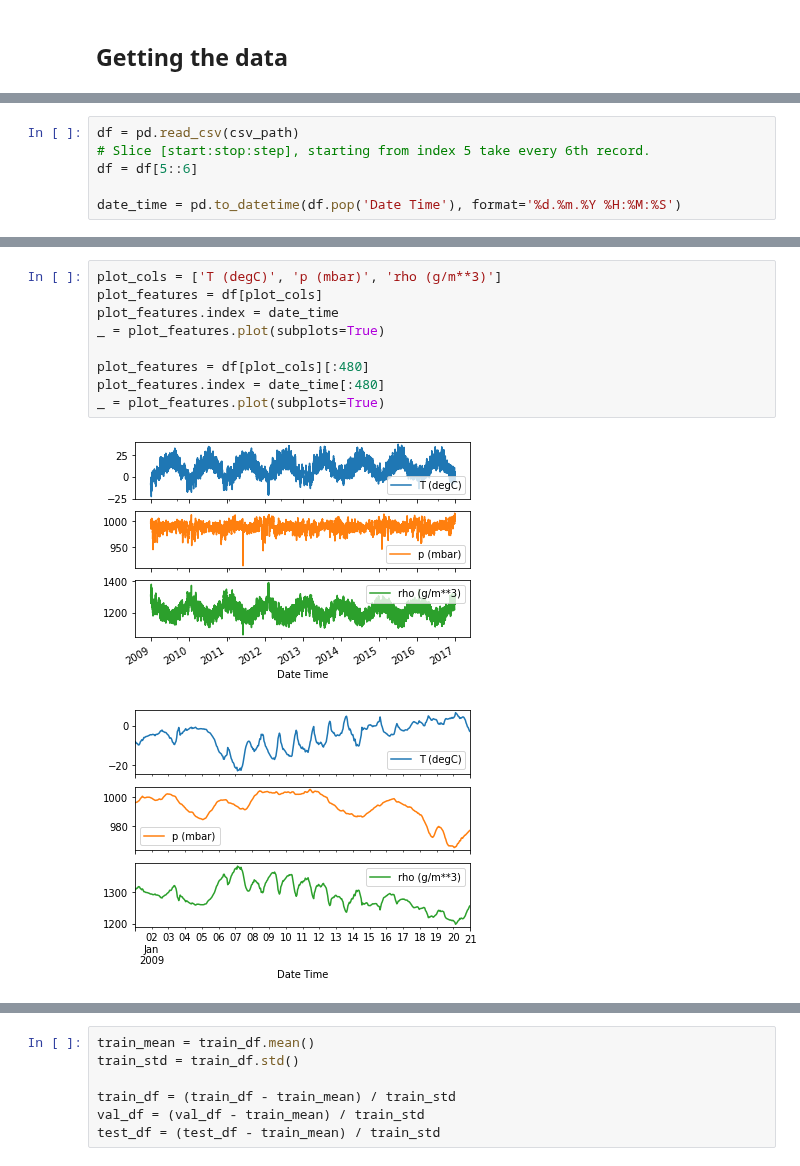
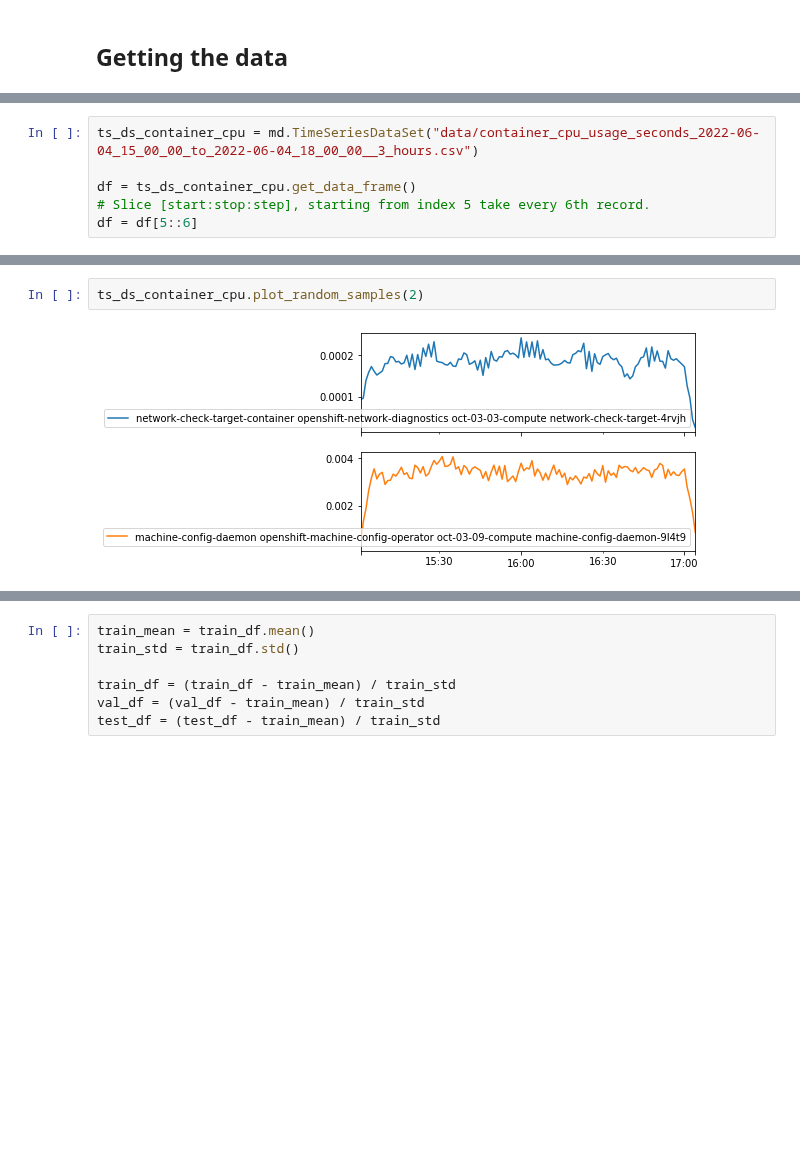
Before and after one commit to sirandreww/236754_project_in_intelligent_systems, a Jupyter notebook: jupyter_notebooks/03_lstm.ipynb, the cells around one changed output, grey strips where cells are left out. Drawn from its saved outputs; the diff is of its cells as text; blank space fills up the shorter version.

```diff
--- a/jupyter_notebooks/03_lstm.ipynb
+++ b/jupyter_notebooks/03_lstm.ipynb
@@ -37,6 +33,6 @@ csv_path, _ = os.path.splitext(zip_path)
 # %%
-df = pd.read_csv(csv_path)
+ts_ds_container_cpu = md.TimeSeriesDataSet("data/container_cpu_usage_seconds_2022-06-04_15_00_00_to_2022-06-04_18_00_00__3_hours.csv")
+
+df = ts_ds_container_cpu.get_data_frame()
 # Slice [start:stop:step], starting from index 5 take every 6th record.
 df = df[5::6]
-
-date_time = pd.to_datetime(df.pop('Date Time'), format='%d.%m.%Y %H:%M:%S')
@@ -52,13 +51,5 @@ df.head()
 # %%
-plot_cols = ['T (degC)', 'p (mbar)', 'rho (g/m**3)']
-plot_features = df[plot_cols]
-plot_features.index = date_time
-_ = plot_features.plot(subplots=True)
-
-plot_features = df[plot_cols][:480]
-plot_features.index = date_time[:480]
-_ = plot_features.plot(subplots=True)
+ts_ds_container_cpu.plot_random_samples(2)
 # %% [output]
-[figure, old version]
+[figure, new version]
-[figure, removed]
 # %%
```
Also changed, not shown: parts of 18 cells of this notebook, 1 other file.
